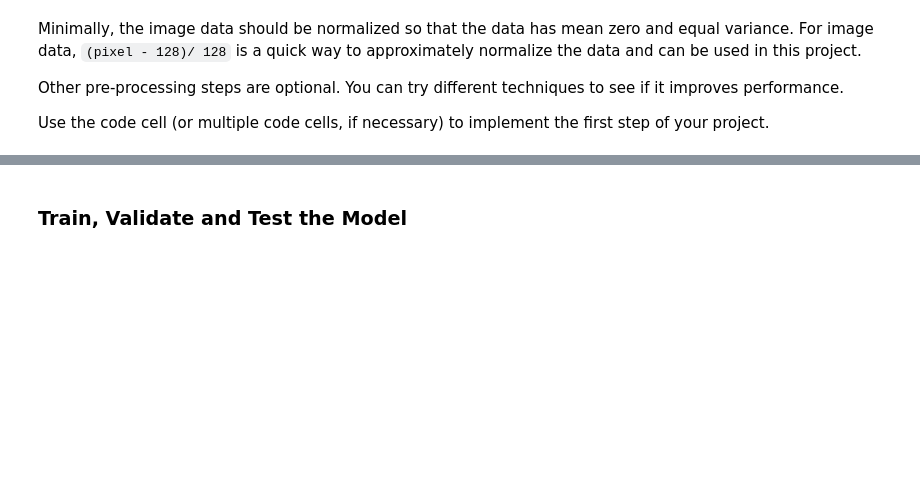
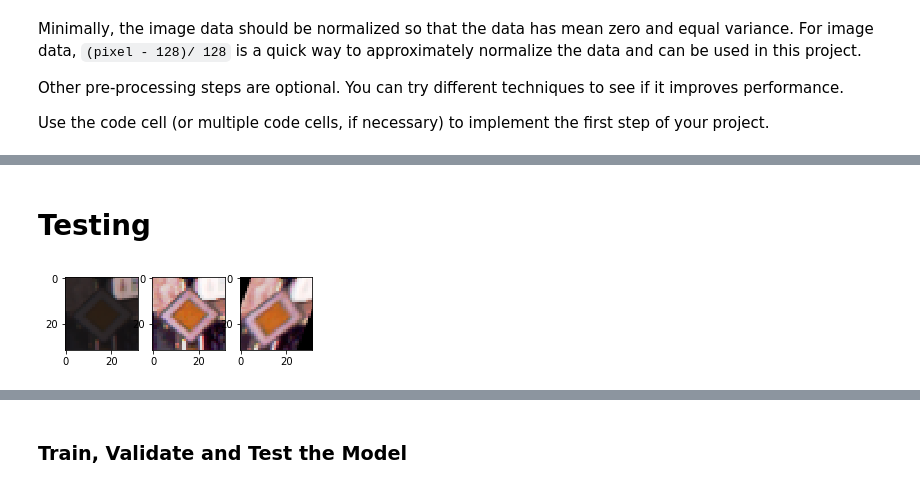
Before and after one commit to stefancyliax/CarND-Traffic-Sign-Classifier-Project, a Jupyter notebook: Traffic_Sign_Classifier.ipynb, the cells around one changed output, grey strips where cells are left out. Saved outputs shown, nothing was run; the diff lists cells and outputs as text; code cells hidden in the pictures; blank space fills up the shorter version.

```diff
--- a/Traffic_Sign_Classifier.ipynb
+++ b/Traffic_Sign_Classifier.ipynb
@@ -296,0 +419,43 @@ Layer 5: Fully Connected (Logits). This should have 10 outputs.
+# %% [markdown]
+# Testing
+# %%
+
+
+
+
+#test = test*255
+#test = test.astype(np.uint8)
+
+#image = (image*255).astype(np.uint8)
+
+#print(image.dtype, image_c.dtype, image_cn.dtype, test.dtype)
+
+%matplotlib inline
+plt.figure()
+
+
+image = X_train[28040].copy()
+plt.subplot(141)
+plt.imshow(image, cmap="gray")
+
+image_c = contrast(image).copy()
+plt.subplot(142)
+plt.imshow(image_c, cmap="gray")
+
+test = shear_left(image_c).copy()
+#test = (test*255).astype(np.uint8)
+plt.subplot(143)
+plt.imshow(test, cmap="gray")
+
+
+
+
+plt.show()
+
+#print(test.mean())
+#print(image.mean())
+
+#print(image[0])
+#print(image_c[0])
+# %% [output]
+[figure, added]
```
Also changed, not shown: parts of 21 cells of this notebook, 8 other files.
